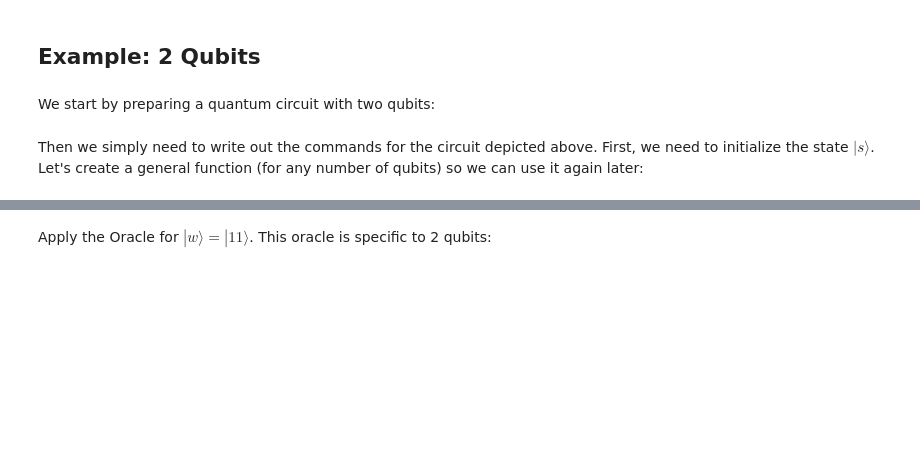
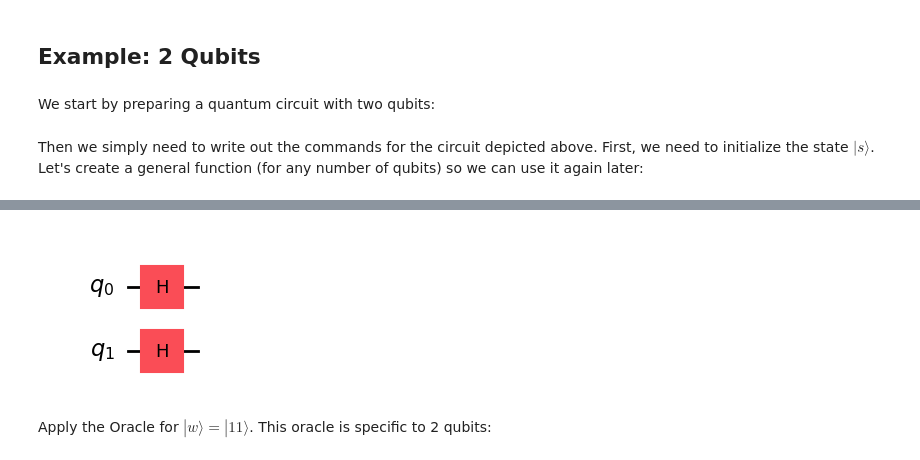
Before and after one commit to francois-marie/qiskit-demo, a Jupyter notebook: presentations/grover.ipynb, the cells around one changed output, grey strips where cells are left out. Drawn from its saved outputs; the diff is of its cells as text; code cells hidden in the pictures; blank space fills up the shorter version.

```diff
--- a/presentations/grover.ipynb
+++ b/presentations/grover.ipynb
@@ -30,5 +32,5 @@ def initialize_s(qc, qubits):
     return qc
 # %%
 grover_circuit = initialize_s(grover_circuit, [0,1])
-grover_circuit.draw()
+grover_circuit.draw(output='mpl')
 # %% [output]
@@ -36,3 +37,4 @@ grover_circuit.draw()
+[figure, added]
 # %% [markdown]
 Apply the Oracle for $|w\rangle = |11\rangle$. This oracle is specific to 2 qubits:
 # %%
```
Also changed, not shown: parts of 18 cells of this notebook, 2 other files.
